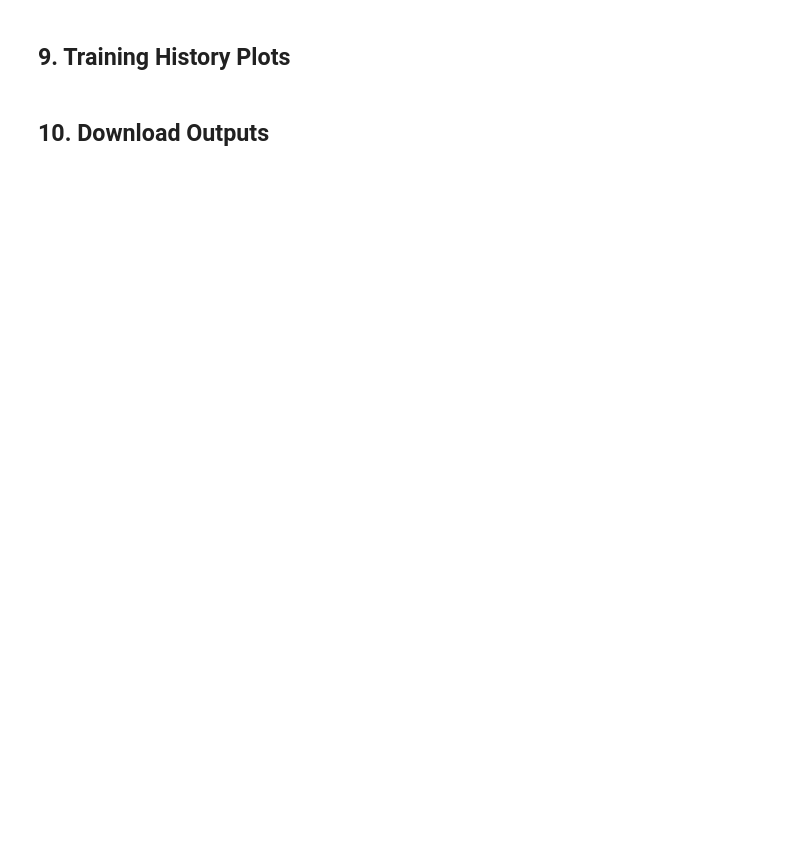
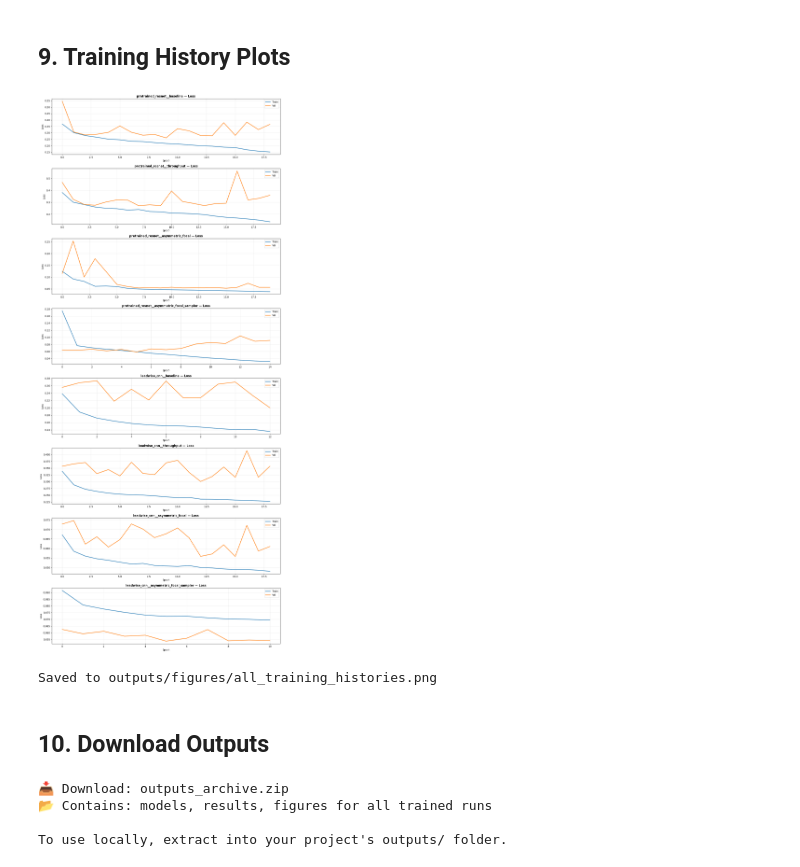
Before and after one commit to mmfarouk5/ecg-multilabel-classification, a Jupyter notebook: notebooks/kaggle_training.ipynb, the cells around one changed output. Drawn from its saved outputs; the diff is of its cells as text; code cells hidden in the pictures; blank space fills up the shorter version.

Commit message:
feat: enhance training configuration and add ablation sweep functionality to notebook

```diff
--- a/notebooks/kaggle_training.ipynb
+++ b/notebooks/kaggle_training.ipynb
@@ -191,8 +316,18 @@ class ECGDataset(Dataset):
 ## 4. Load & Preprocess Data (once)
 # %%
 metadata = load_metadata(DATA_DIR)
-signals = load_raw_signals(metadata, DATA_DIR, sampling_rate=100)
-signals = preprocess_pipeline(signals)
+
+if CACHE_PREPROCESSED and PREPROCESSED_CACHE_PATH.exists():
+    cached = np.load(PREPROCESSED_CACHE_PATH)
+    signals = cached["signals"].astype(np.float32)
+    print(f"Loaded cached preprocessed signals: {signals.shape} from {PREPROCESSED_CACHE_PATH}")
+else:
+    raw_signals = load_raw_signals(metadata, DATA_DIR, sampling_rate=100)
+    signals = preprocess_pipeline(raw_signals)
+    if CACHE_PREPROCESSED:
+        PREPROCESSED_CACHE_PATH.parent.mkdir(parents=True, exist_ok=True)
+        np.savez_compressed(PREPROCESSED_CACHE_PATH, signals=signals)
+        print(f"Saved preprocessed cache to {PREPROCESSED_CACHE_PATH}")
 
 scp_df = load_scp_statements(DATA_DIR)
 diag_labels = aggregate_diagnostics(metadata, scp_df)
@@ -522,16 +788,2 @@ def evaluate_model(model, loader, criterion, label_classes):
 # %% [markdown]
 ## 7. Train All Models
-# %%
-# ── Build DataLoaders (shared across models to save memory) ──
-
-def make_loaders(batch_size, num_workers=2):
-    train_loader = DataLoader(ECGDataset(signals[train_idx], label_matrix[train_idx]),
-                              batch_size=batch_size, shuffle=True,
-                              num_workers=num_workers, pin_memory=True, drop_last=True)
-    val_loader = DataLoader(ECGDataset(signals[val_idx], label_matrix[val_idx]),
-                            batch_size=batch_size, shuffle=False,
-                            num_workers=num_workers, pin_memory=True)
-    test_loader = DataLoader(ECGDataset(signals[test_idx], label_matrix[test_idx]),
-                             batch_size=batch_size, shuffle=False,
-                             num_workers=num_workers, pin_memory=True)
-    return train_loader, val_loader, test_loader
@@ -673,35 +1149,43 @@ print(f"🏆 Best model: {best_model} (F1 Macro: {best_f1:.4f})")
 # %%
 import matplotlib.pyplot as plt
 
-n_models = len(all_results)
-fig, axes = plt.subplots(n_models, 1, figsize=(14, 4 * n_models))
-if n_models == 1: axes = [axes]
+run_ids = list(all_results.keys())
+n_runs = len(run_ids)
+fig, axes = plt.subplots(n_runs, 1, figsize=(14, 4 * n_runs))
+if n_runs == 1: axes = [axes]
 
-for ax, name in zip(axes, MODELS_TO_TRAIN):
-    if name not in all_results: continue
-    h = all_results[name]['history']
+for ax, run_id in zip(axes, run_ids):
+    h = all_results[run_id]['history']
     ax.plot(h['train_loss'], label='Train', linewidth=2)
     ax.plot(h['val_loss'], label='Val', linewidth=2)
-    ax.set_title(f'{name} — Loss', fontsize=12, fontweight='bold')
+    ax.set_title(f'{run_id} — Loss', fontsize=12, fontweight='bold')
     ax.set_xlabel('Epoch'); ax.set_ylabel('Loss')
     ax.legend(); ax.grid(True, alpha=0.3)
 
 plt.tight_layout()
 fig_dir = Path("outputs/figures")
 fig_dir.mkdir(parents=True, exist_ok=True)
 plt.savefig(fig_dir / "all_training_histories.png", dpi=150, bbox_inches='tight')
 plt.show()
 print(f"Saved to {fig_dir / 'all_training_histories.png'}")
+# %% [output]
+[figure, added]
+Saved to outputs/figures/all_training_histories.png
 # %% [markdown]
 ## 10. Download Outputs
 # %%
 # Save comparison summary
-summary = {name: all_results[name]['metrics'] for name in MODELS_TO_TRAIN if name in all_results}
+summary = {run_id: payload['metrics'] for run_id, payload in all_results.items()}
 with open("outputs/model_comparison.json", 'w') as f:
     json.dump(summary, f, indent=2)
 
 shutil.make_archive('outputs_archive', 'zip', '.', 'outputs')
 print("📥 Download: outputs_archive.zip")
-print("📂 Contains: models, results, figures for all trained models")
+print("📂 Contains: models, results, figures for all trained runs")
 print()
 print("To use locally, extract into your project's outputs/ folder.")
+# %% [output]
+📥 Download: outputs_archive.zip
+📂 Contains: models, results, figures for all trained runs
+
+To use locally, extract into your project's outputs/ folder.
```
Also changed, not shown: parts of 11 cells of this notebook.
